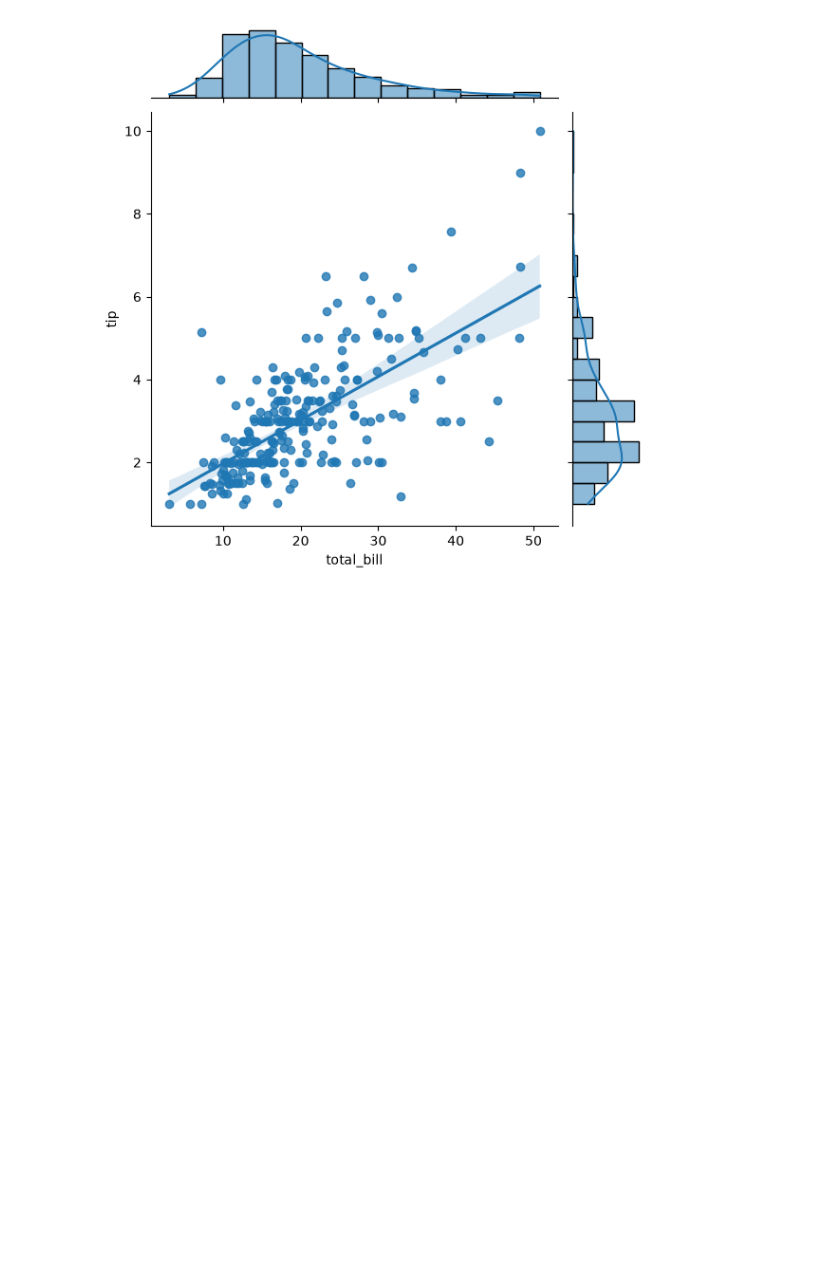
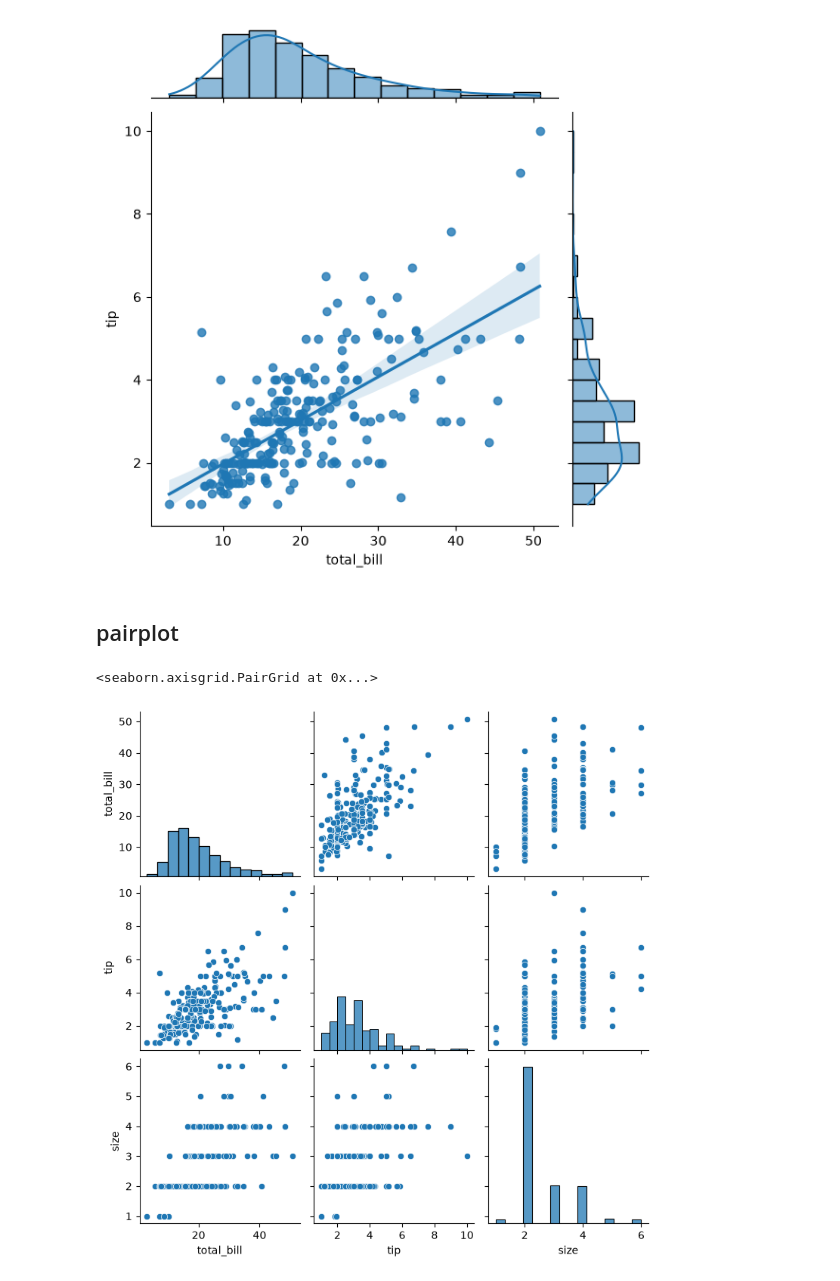
Before and after one commit to jihad-islam/Learning-ML, a Jupyter notebook: 5.Seaborn/1.intro.ipynb, the cells around one changed output. Saved outputs shown, nothing was run; the diff lists cells and outputs as text; code cells hidden in the pictures; blank space fills up the shorter version.

```diff
--- a/5.Seaborn/1.intro.ipynb
+++ b/5.Seaborn/1.intro.ipynb
@@ -417,3 +461,5 @@ sns.jointplot(data = data, x = 'total_bill', y = 'tip', kind = 'reg')
 # %% [output]
 <seaborn.axisgrid.JointGrid at 0x...>
 [figure]
+# %% [markdown]
+## pairplot
@@ -419,0 +516,5 @@ sns.jointplot(data = data, x = 'total_bill', y = 'tip', kind = 'reg')
+# %%
+sns.pairplot(data = data)
+# %% [output]
+<seaborn.axisgrid.PairGrid at 0x...>
+[figure, added]
```
Also changed, not shown: parts of 28 cells of this notebook.
